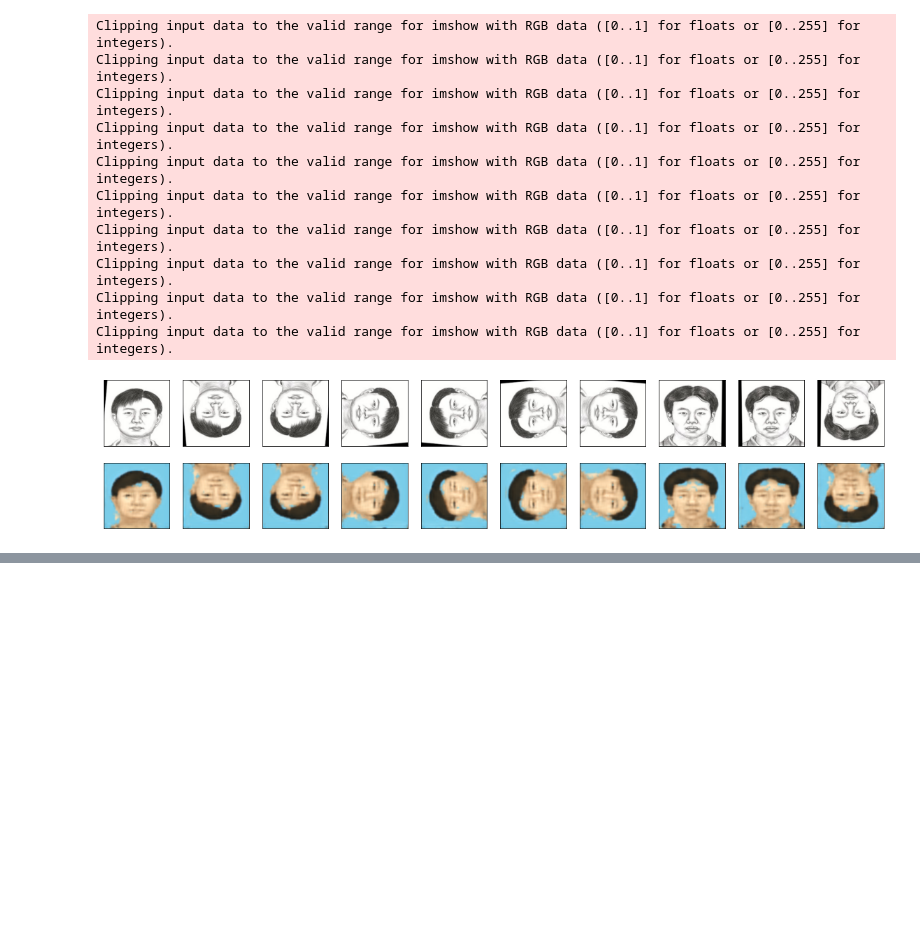
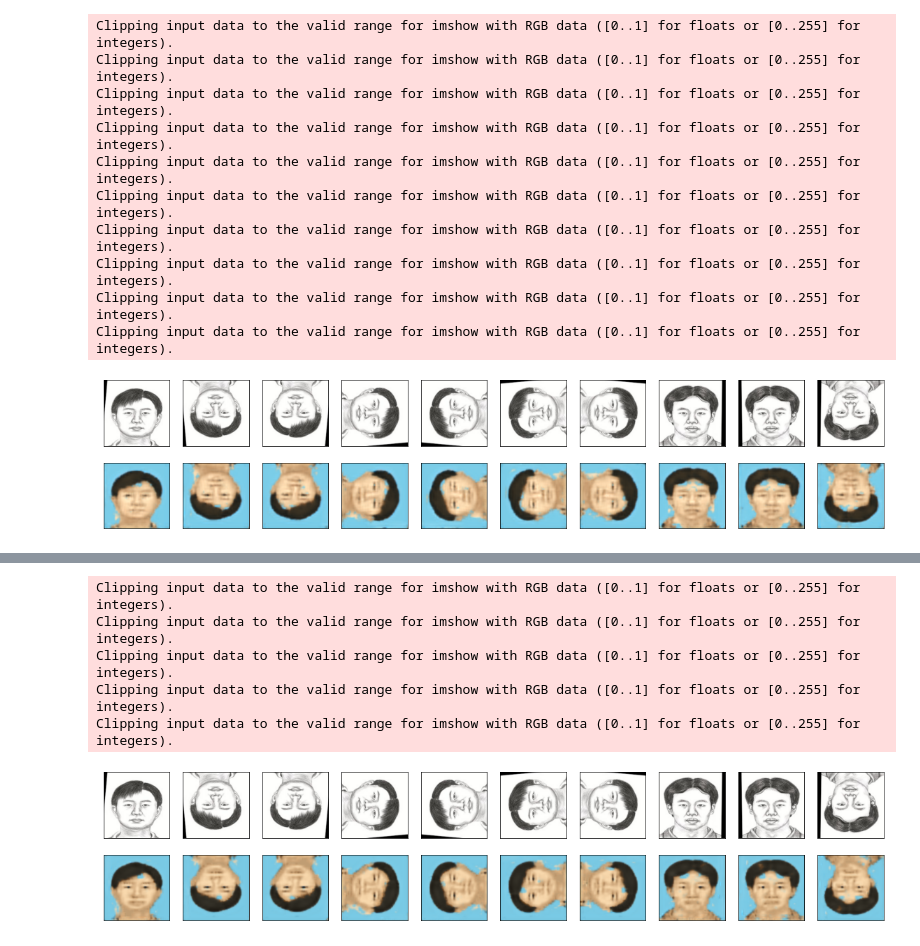
Before and after one commit to MithunKiniStar/AutoEncodersFaceSketch, a Jupyter notebook: Deep_Convolutional_autoencoder.ipynb, the cells around one changed output, grey strips where cells are left out. Saved outputs shown, nothing was run; the diff lists cells and outputs as text; code cells hidden in the pictures; blank space fills up the shorter version.

```diff
--- a/Deep_Convolutional_autoencoder.ipynb
+++ b/Deep_Convolutional_autoencoder.ipynb
@@ -408,0 +505,4 @@ decoder_output.shape
+# %%
+tuner_search=RandomSearch(build_model,
+                          objective='val_acc',
+                          max_trials=5,directory='/content/output3',project_name="FaceToSketch")
@@ -408,0 +518,2 @@ decoder_output.shape
+# %%
+model=tuner_search.get_best_models(num_models=1)[0]
@@ -408,0 +560,27 @@ decoder_output.shape
+# %%
+decoded_imgs = model.predict(test_sketch_image)
+
+n = 10
+plt.figure(figsize=(20, 4))
+for i in range(1, n + 1):
+    # Display original
+    ax = plt.subplot(2, n, i)
+    plt.imshow(test_sketch_image[i].reshape(256, 256, 3))
+    plt.gray()
+    ax.get_xaxis().set_visible(False)
+    ax.get_yaxis().set_visible(False)
+
+    # Display reconstruction
+    ax = plt.subplot(2, n, i + n)
+    plt.imshow(decoded_imgs[i].reshape(256, 256, 3))
+    plt.gray()
+    ax.get_xaxis().set_visible(False)
+    ax.get_yaxis().set_visible(False)
+plt.show()
+# %% [output]
+Clipping input data to the valid range for imshow with RGB data ([0..1] for floats or [0..255] for integers).
+Clipping input data to the valid range for imshow with RGB data ([0..1] for floats or [0..255] for integers).
+Clipping input data to the valid range for imshow with RGB data ([0..1] for floats or [0..255] for integers).
+Clipping input data to the valid range for imshow with RGB data ([0..1] for floats or [0..255] for integers).
+Clipping input data to the valid range for imshow with RGB data ([0..1] for floats or [0..255] for integers).
+[figure, added]
```
Also changed, not shown: parts of 12 cells of this notebook.
